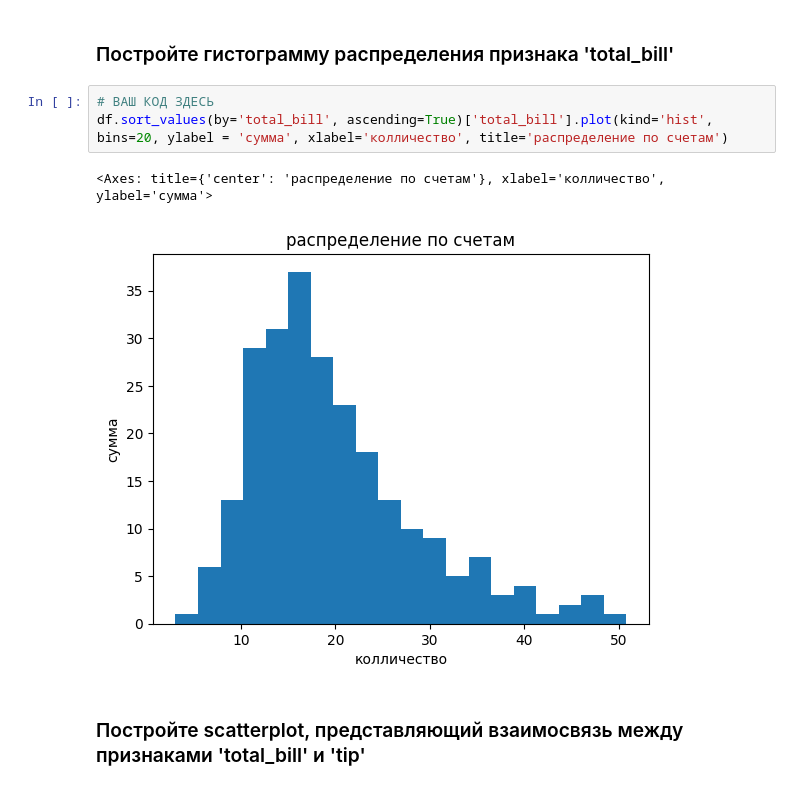
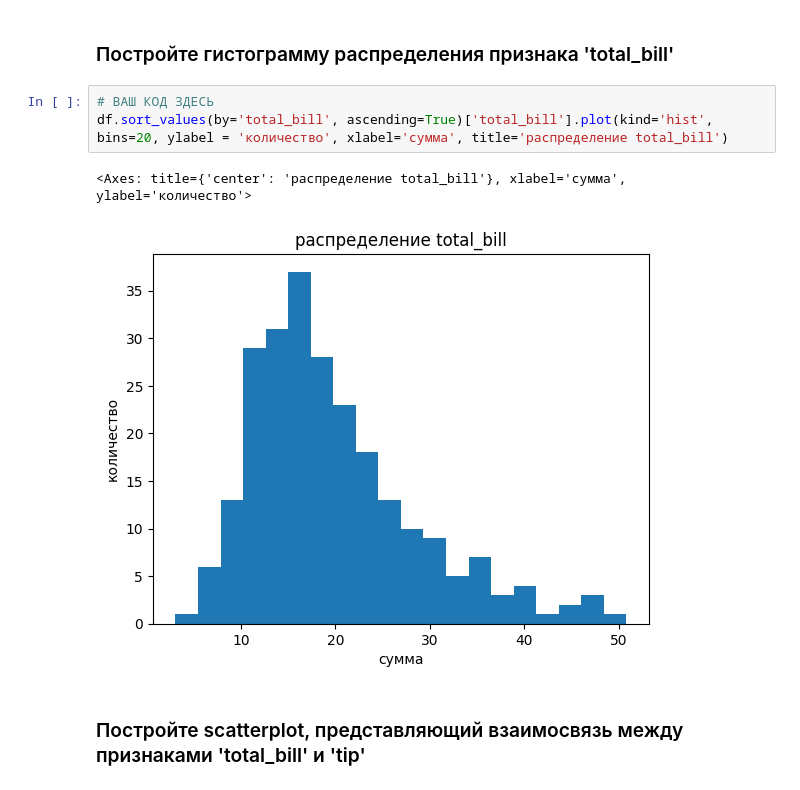
Before and after one commit to juojuk/ML-Basic, a Jupyter notebook: homework_07.ipynb, the cells around one changed output. Saved outputs shown, nothing was run; the diff lists cells and outputs as text.

```diff
--- a/homework_07.ipynb
+++ b/homework_07.ipynb
@@ -260,10 +261,10 @@ df
 ### Постройте гистограмму распределения признака 'total_bill'
 # %%
 # ВАШ КОД ЗДЕСЬ
-df.sort_values(by='total_bill', ascending=True)['total_bill'].plot(kind='hist', bins=20, ylabel = 'сумма', xlabel='колличество', title='распределение по счетам')
+df.sort_values(by='total_bill', ascending=True)['total_bill'].plot(kind='hist', bins=20, ylabel = 'количество', xlabel='сумма', title='распределение total_bill')
 # %% [output]
-<Axes: title={'center': 'распределение по счетам'}, xlabel='колличество', ylabel='сумма'>
+<Axes: title={'center': 'распределение total_bill'}, xlabel='сумма', ylabel='количество'>
-[figure, old version]
+[figure, new version]
 # %% [markdown]
 ### Постройте scatterplot, представляющий взаимосвязь между признаками 'total_bill' и 'tip'
 # %%
```
Also changed, not shown: parts of 11 cells of this notebook.
